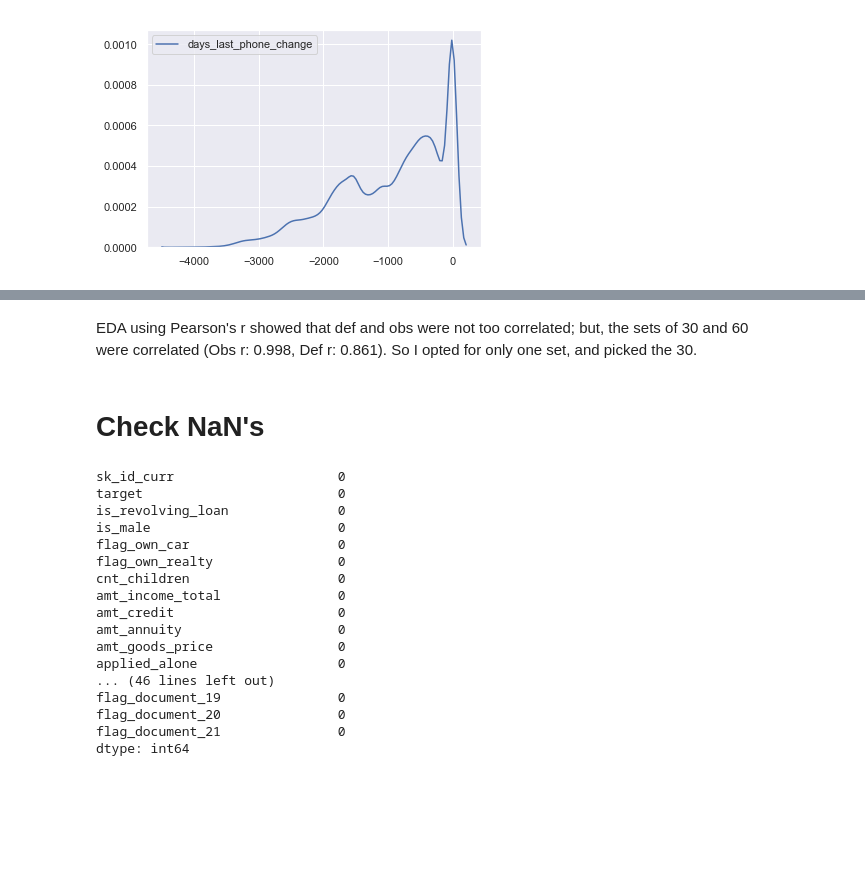
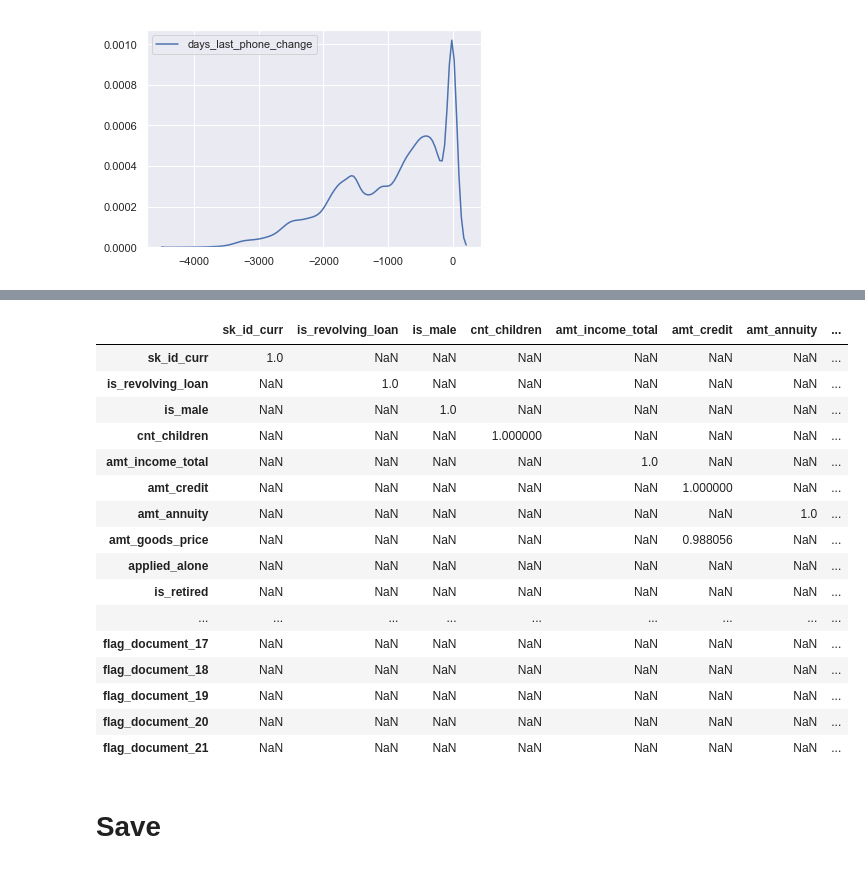
Before and after one commit to blairdev1023/kaggle_credit_comp, a Jupyter notebook: EDA_clean.ipynb, the cells around one changed output, grey strips where cells are left out. Drawn from its saved outputs; the diff is of its cells as text; code cells hidden in the pictures; blank space fills up the shorter version.

```diff
--- a/EDA_clean.ipynb
+++ b/EDA_clean.ipynb
@@ -563,27 +636,25 @@ df_train.head()
+# %%
+df_test.corr()[df_train.corr() > 0.80]
+# %% [output]
+|  | sk_id_curr | is_revolving_loan | is_male | cnt_children | amt_income_total | amt_credit | amt_annuity | ... |
+| sk_id_curr | 1.0 | NaN | NaN | NaN | NaN | NaN | NaN | ... |
+| is_revolving_loan | NaN | 1.0 | NaN | NaN | NaN | NaN | NaN | ... |
+| is_male | NaN | NaN | 1.0 | NaN | NaN | NaN | NaN | ... |
+| cnt_children | NaN | NaN | NaN | 1.000000 | NaN | NaN | NaN | ... |
+| amt_income_total | NaN | NaN | NaN | NaN | 1.0 | NaN | NaN | ... |
+| amt_credit | NaN | NaN | NaN | NaN | NaN | 1.000000 | NaN | ... |
+| amt_annuity | NaN | NaN | NaN | NaN | NaN | NaN | 1.0 | ... |
+| amt_goods_price | NaN | NaN | NaN | NaN | NaN | 0.988056 | NaN | ... |
+| applied_alone | NaN | NaN | NaN | NaN | NaN | NaN | NaN | ... |
+| is_retired | NaN | NaN | NaN | NaN | NaN | NaN | NaN | ... |
+| ... | ... | ... | ... | ... | ... | ... | ... | ... |
+| flag_document_17 | NaN | NaN | NaN | NaN | NaN | NaN | NaN | ... |
+| flag_document_18 | NaN | NaN | NaN | NaN | NaN | NaN | NaN | ... |
+| flag_document_19 | NaN | NaN | NaN | NaN | NaN | NaN | NaN | ... |
+| flag_document_20 | NaN | NaN | NaN | NaN | NaN | NaN | NaN | ... |
+| flag_document_21 | NaN | NaN | NaN | NaN | NaN | NaN | NaN | ... |
+# %% [markdown]
+# Save
 # %%
 df_train.to_csv('data/application_train_clean.csv', index=False)
 df_test.to_csv('data/application_test_clean.csv', index=False)
-# %% [markdown]
-EDA using Pearson's r showed that def and obs were not too correlated; but, the sets of 30 and 60 were correlated (Obs r: 0.998, Def r: 0.861). So I opted for only one set, and picked the 30.
-# %% [markdown]
-# Check NaN's
-# %%
-df_train.isnull().sum()
-# %% [output]
-sk_id_curr                     0
-target                         0
-is_revolving_loan              0
-is_male                        0
-flag_own_car                   0
-flag_own_realty                0
-cnt_children                   0
-amt_income_total               0
-amt_credit                     0
-amt_annuity                    0
-amt_goods_price                0
-applied_alone                  0
-... (46 lines left out)
-flag_document_19               0
-flag_document_20               0
-flag_document_21               0
-dtype: int64
```
Also changed, not shown: parts of 16 cells of this notebook.
